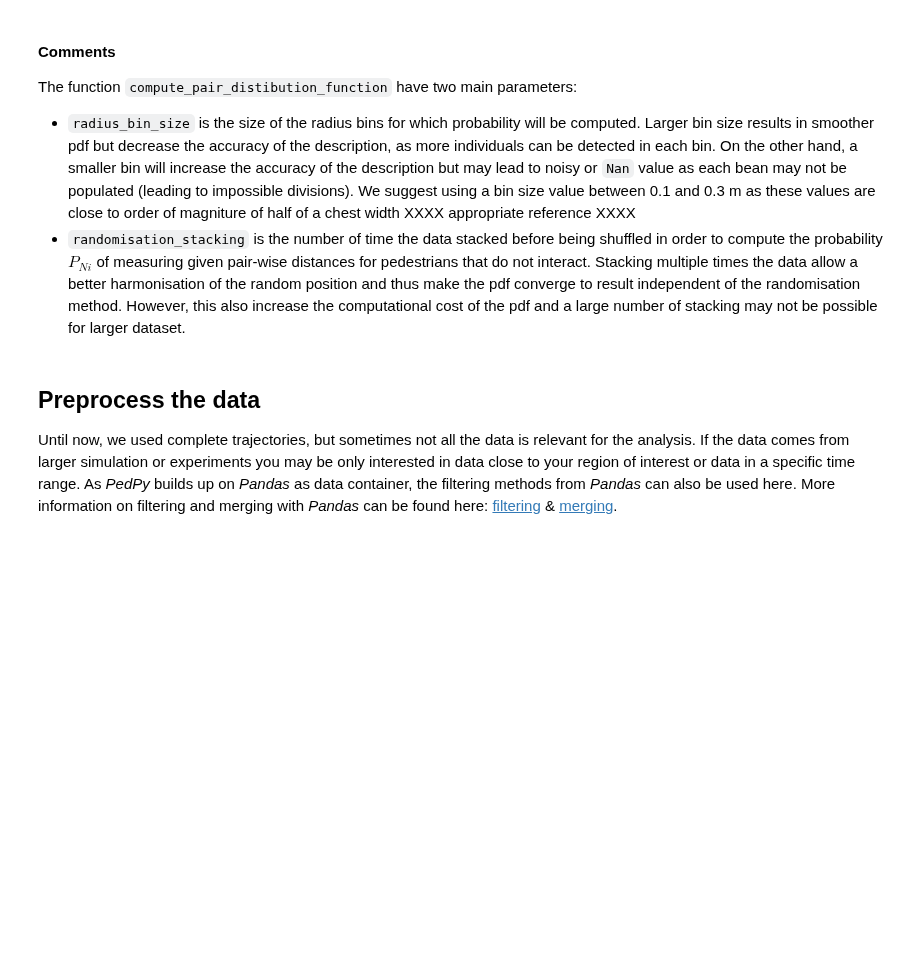
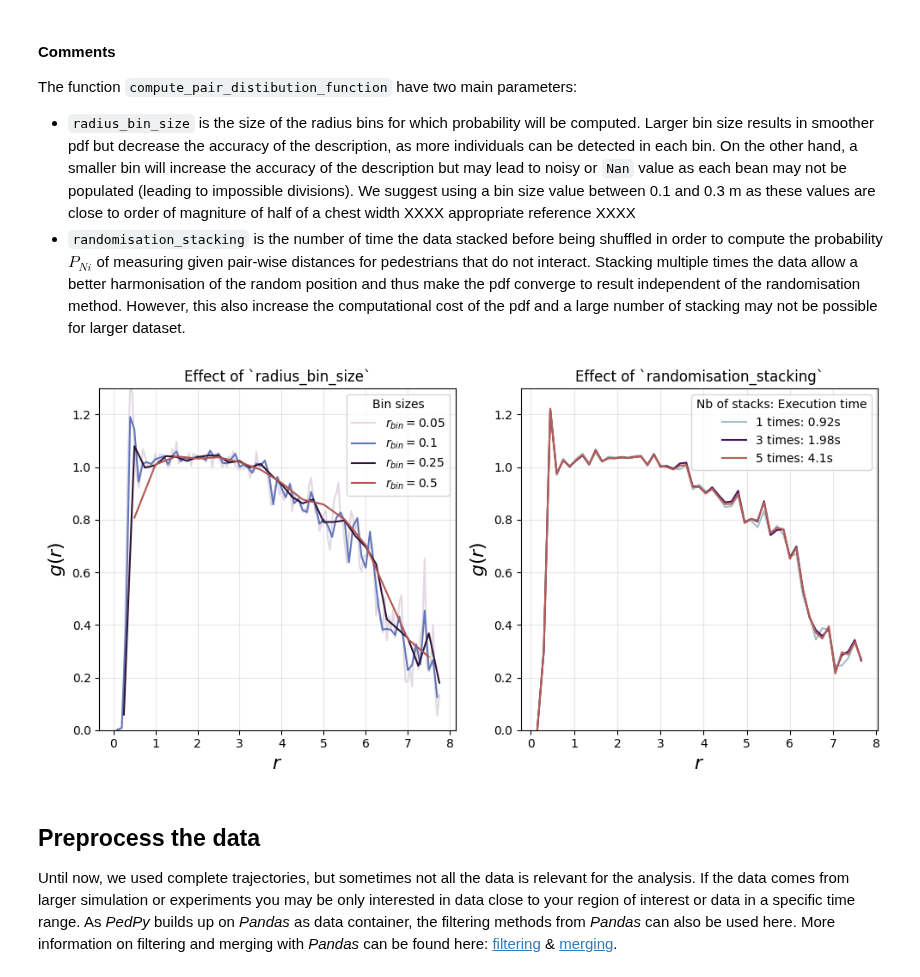
Before and after one commit to PedestrianDynamics/PedPy, a Jupyter notebook: notebooks/user_guide.ipynb, the cells around one changed output. Drawn from its saved outputs; the diff is of its cells as text; code cells hidden in the pictures; blank space fills up the shorter version.

Commit message:
Final Changes User guide and remove test codes

```diff
--- a/notebooks/user_guide.ipynb
+++ b/notebooks/user_guide.ipynb
@@ -1722,3 +1717,83 @@ The function `compute_pair_distibution_function` have two main parameters:
+# %%
+### Variation of the two parameters
+import matplotlib.pyplot as plt
+import numpy as np
+from matplotlib.cm import twilight
+from time import time
+import pathlib
+from pedpy import (
+    compute_pair_distibution_function,
+    load_trajectory_from_txt,
+    TrajectoryUnit,
+)
+
+# Load trajectories
+path_to_file = "./demo-data/bottleneck/040_c_56_h-.txt"
+traj = load_trajectory_from_txt(
+    trajectory_file=pathlib.Path(path_to_file),
+    default_unit=TrajectoryUnit.METER,
+)
+# Create a colormap
+cmap = twilight
+
+
+# Plot the function on the first axis
+fig, (ax0, ax1) = plt.subplots(
+    1, 2, figsize=(10, 5)
+)  # create a figure with 2 axes in one row
+
+## Test the effect of `radius_bin_size`
+param = [0.05, 0.1, 0.25, 0.5]
+N_it = len(param)  # number of plots per parameters
+
+for i, p in enumerate(param):
+    # compute the pdf with the given parameter
+    radius_bins, pair_distribution = compute_pair_distibution_function(
+        traj_data=traj, radius_bin_size=p, randomisation_stacking=1
+    )
+    ax0.plot(
+        radius_bins,
+        pair_distribution,
+        color=cmap(i / N_it),
+        label="$r_{bin}=$" + str(p),
+    )
+
+ax0.set_title("Effect of `radius_bin_size`")
+ax0.set_ylim((0, 1.3))
+ax0.set_xlabel("$r$", fontsize=16)
+ax0.set_ylabel("$g(r)$", fontsize=16)
+ax0.grid(True, alpha=0.3)
+ax0.legend(title="Bin sizes")
+
+## Test the effect of `randomisation_stacking`
+param = [1, 3, 5]
+N_it = len(param)  # number of plots per parameters
+
+for i, p in enumerate(param):
+    beg_t = time()
+    radius_bins, pair_distribution = compute_pair_distibution_function(
+        traj_data=traj, radius_bin_size=0.15, randomisation_stacking=p
+    )
+    end_t = time()
+    ax1.plot(
+        radius_bins,
+        pair_distribution,
+        color=cmap(0.1 + i / N_it),
+        label=str(p) + " times: " + str(np.round(end_t - beg_t, 2)) + "s",
+    )
+
+
+ax1.set_ylim((0, 1.3))
+ax1.set_title("Effect of `randomisation_stacking`")
+ax1.set_ylabel("$g(r)$", fontsize=16)
+ax1.set_xlabel("$r$", fontsize=16)
+ax1.grid(True, alpha=0.3)
+
+fig.tight_layout()
+ax1.legend(title="Nb of stacks: Execution time")
+plt.show()
+# %% [output]
+[figure, added]
 # %% [markdown]
 ## Preprocess the data
 
```
Also changed, not shown: parts of 5 cells of this notebook, 2 other files.
